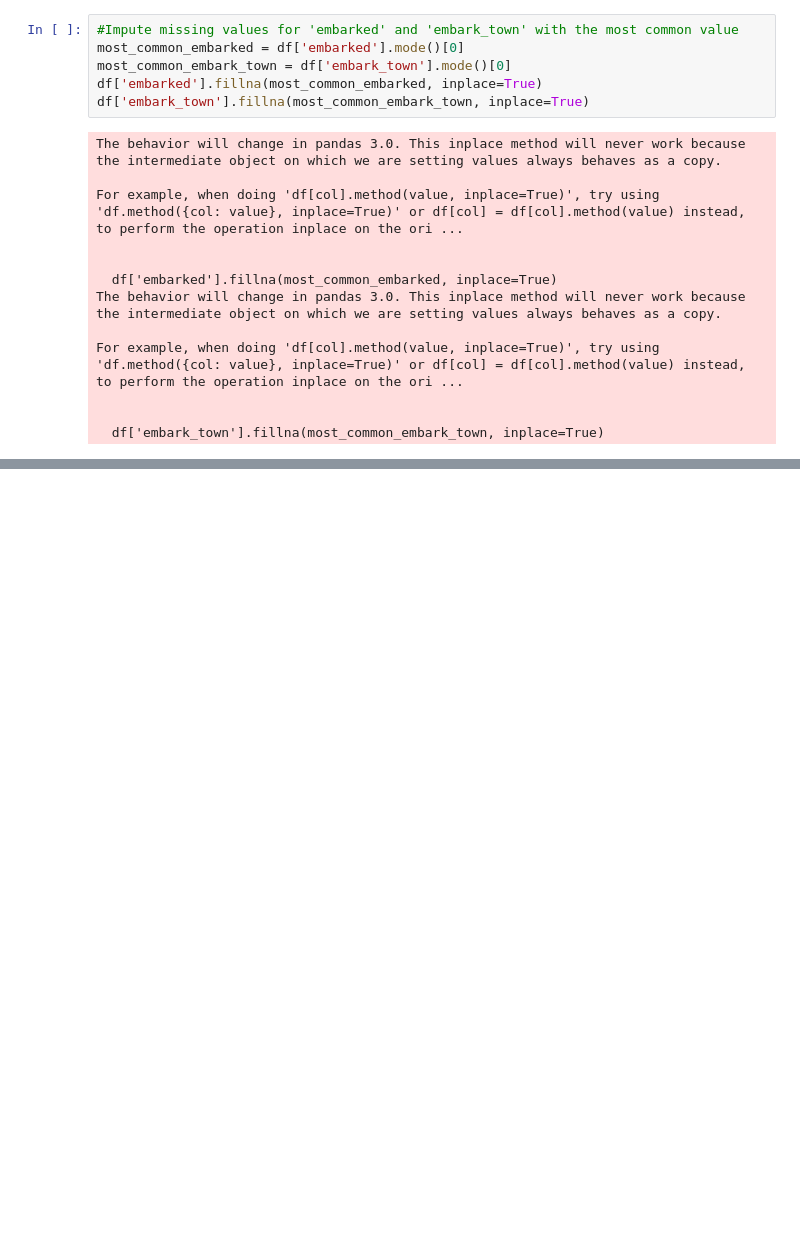
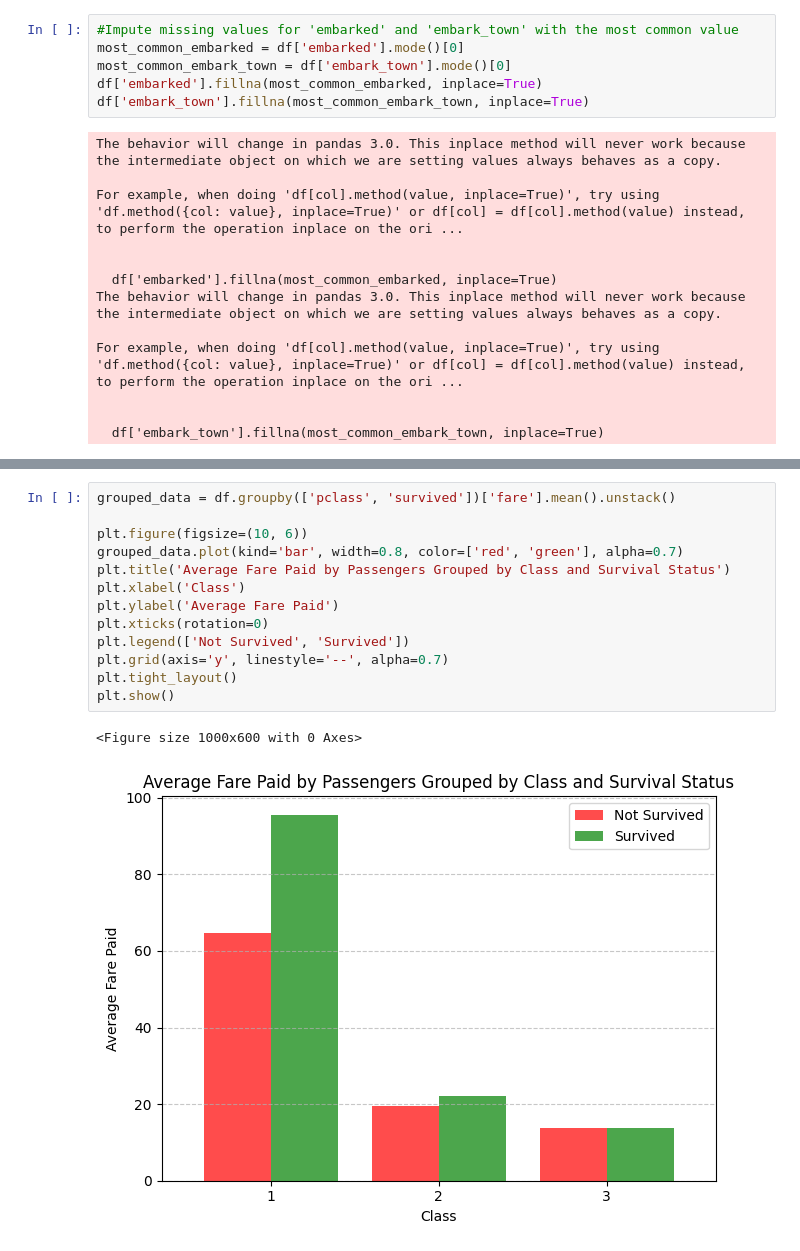
Before and after one commit to eslami200117/Data-Science, a Jupyter notebook: CA2/CA2.ipynb, the cells around one changed output, grey strips where cells are left out. Cells and saved outputs as stored; diff of their text form; blank space fills up the shorter version.

```diff
--- a/CA2/CA2.ipynb
+++ b/CA2/CA2.ipynb
@@ -219,0 +348,16 @@ For example, when doing 'df[col].method(value, inplace=True)', try using 'df.met
+# %%
+grouped_data = df.groupby(['pclass', 'survived'])['fare'].mean().unstack()
+
+plt.figure(figsize=(10, 6))
+grouped_data.plot(kind='bar', width=0.8, color=['red', 'green'], alpha=0.7)
+plt.title('Average Fare Paid by Passengers Grouped by Class and Survival Status')
+plt.xlabel('Class')
+plt.ylabel('Average Fare Paid')
+plt.xticks(rotation=0)
+plt.legend(['Not Survived', 'Survived'])
+plt.grid(axis='y', linestyle='--', alpha=0.7)
+plt.tight_layout()
+plt.show()
+# %% [output]
+<Figure size 1000x600 with 0 Axes>
+[figure, added]
```
Also changed, not shown: parts of 10 cells of this notebook.
